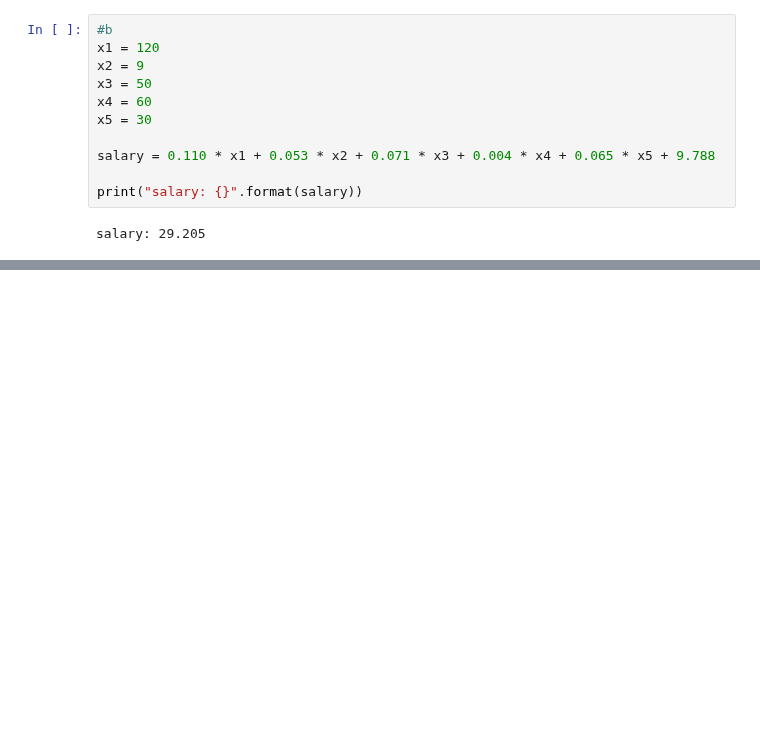
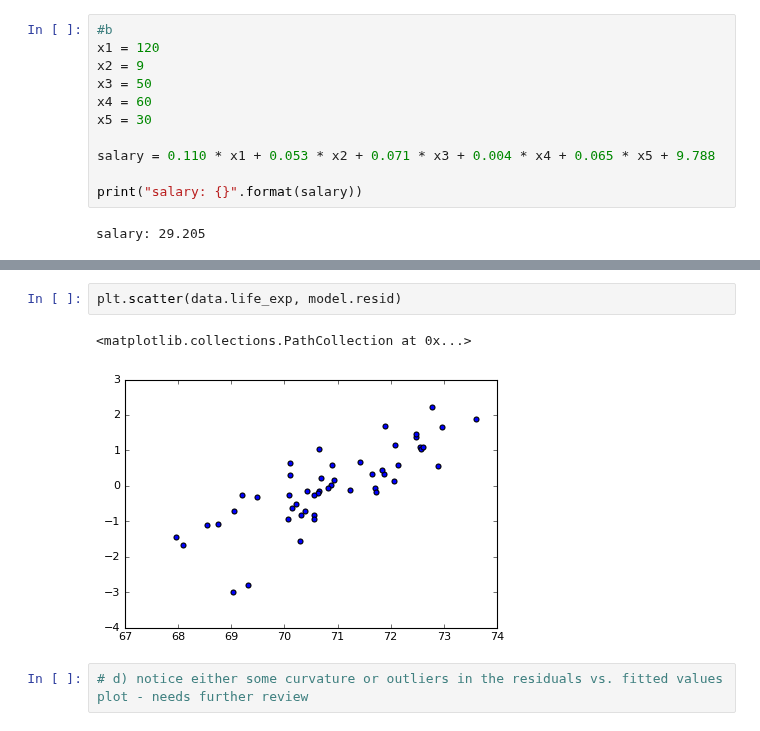
Before and after one commit to rickhaffey/stats-dvb, a Jupyter notebook: exercises/Chapter 30 - Exercises.ipynb, the cells around one changed output, grey strips where cells are left out. Cells and saved outputs as stored; diff of their text form; blank space fills up the shorter version.

```diff
--- a/exercises/Chapter 30 - Exercises.ipynb
+++ b/exercises/Chapter 30 - Exercises.ipynb
@@ -89,0 +238,7 @@ salary: 29.205
+# %%
+plt.scatter(data.life_exp, model.resid)
+# %% [output]
+<matplotlib.collections.PathCollection at 0x...>
+[figure, added]
+# %%
+# d) notice either some curvature or outliers in the residuals vs. fitted values plot - needs further review
```
Also changed, not shown: parts of 18 cells of this notebook.
